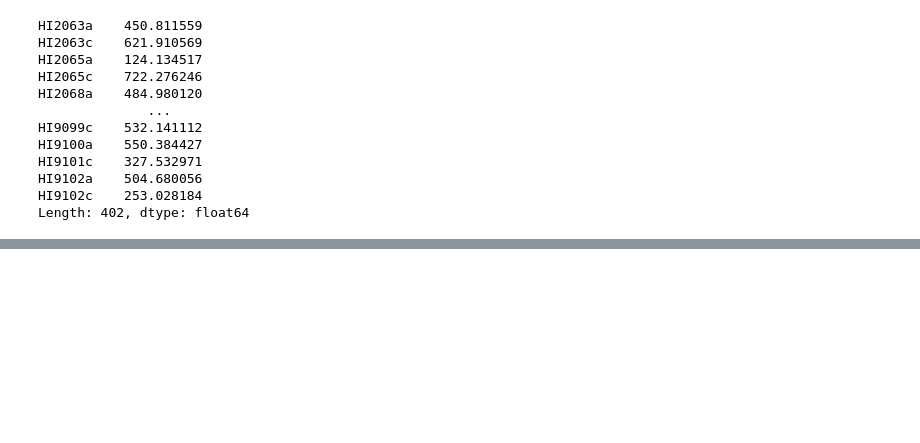
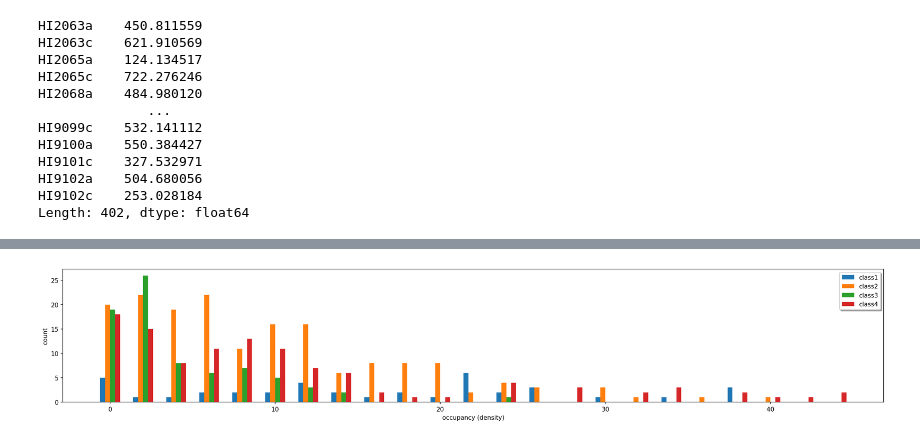
Before and after one commit to HaTT2018/NET_louvain_DAN, a Jupyter notebook: search_rand_seed.ipynb, the cells around one changed output, grey strips where cells are left out. Drawn from its saved outputs; the diff is of its cells as text; code cells hidden in the pictures; blank space fills up the shorter version.

```diff
--- a/search_rand_seed.ipynb
+++ b/search_rand_seed.ipynb
@@ -623,0 +657,28 @@ id_402_km.to_csv('./res/%i_id_402_km_withclass.csv'%randseed)
+# %%
+step = 2
+
+dens1 = b_det[b_det['class']==0].iloc[:, 0].sort_values()
+n1, bins1 = np.histogram(dens1, bins = list(range(int(min(dens1)), int(max(dens1))+1, step)))
+
+dens2 = b_det[b_det['class']==1].iloc[:, 0].sort_values()
+n2, bins2 = np.histogram(dens2, bins = list(range(int(min(dens2)), int(max(dens2))+1, step)))
+
+dens3 = b_det[b_det['class']==2].iloc[:, 0].sort_values()
+n3, bins3 = np.histogram(dens3, bins = list(range(int(min(dens3)), int(max(dens3))+1, step)))
+
+dens4 = b_det[b_det['class']==3].iloc[:, 0].sort_values()
+n4, bins4 = np.histogram(dens4, bins = list(range(int(min(dens4)), int(max(dens4))+1, step)))
+
+# plot
+w=0.3
+plt.figure(figsize=[24, 4], dpi=150)
+plt.bar(bins1[:-1]-w/2-w, n1, width=w, label='class1')
+plt.bar(bins2[:-1]-w/2, n2, width=w, label='class2')
+plt.bar(bins3[:-1]+w/2, n3, width=w, label='class3')
+plt.bar(bins4[:-1]+w/2+w, n4, width=w, label='class4')
+plt.ylabel('count')
+plt.xlabel('occupancy (density)')
+plt.legend(loc='upper right', shadow=True)
+plt.savefig('./res/bar_chart.png')
+# %% [output]
+[figure, added]
```
Also changed, not shown: parts of 11 cells of this notebook, 2 other files.
